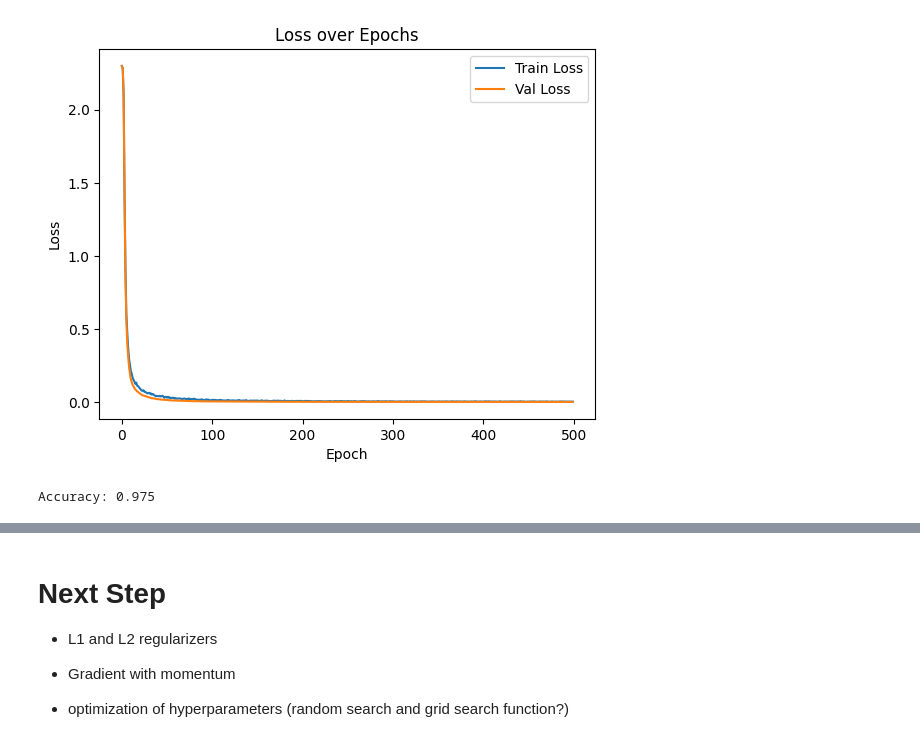
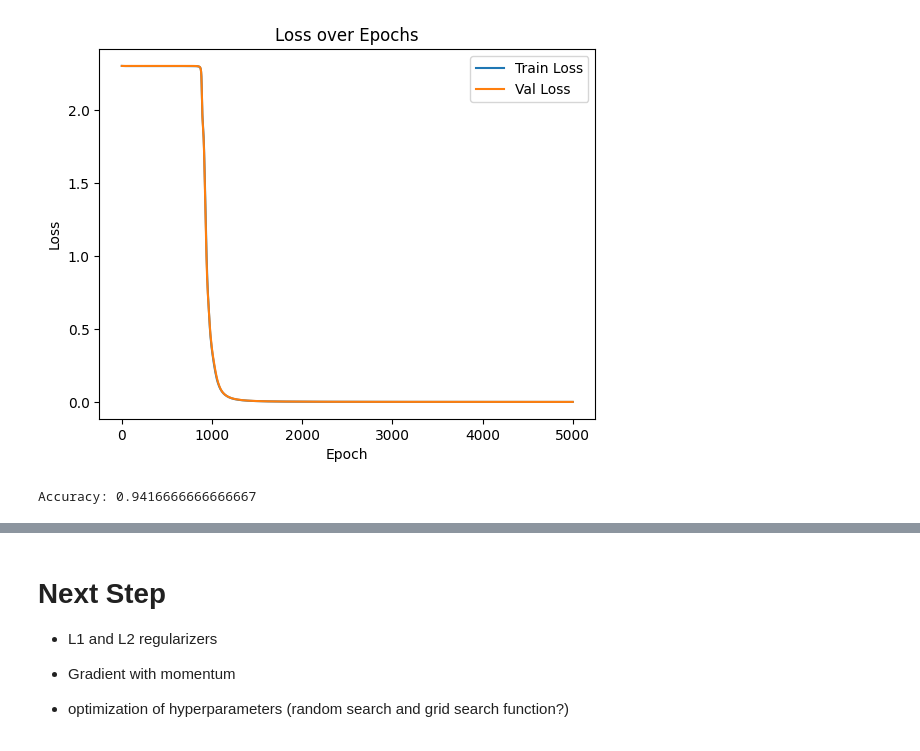
Before and after one commit to alessandroAbati/Programming_And_Mathematics_For_AI, a Jupyter notebook: Main_V2.ipynb, the cells around one changed output, grey strips where cells are left out. Saved outputs shown, nothing was run; the diff lists cells and outputs as text; code cells hidden in the pictures.

Commit message:
Add GD with momentum
Add implementation of gradient descent with momentum; ass optimizer parameter in the train function to choose between standard gd and gd with momentum

```diff
--- a/Main_V2.ipynb
+++ b/Main_V2.ipynb
@@ -167,19 +182,14 @@ class NeuralNetwork:
                 input_data = layer.forward_pass(input_data)
         return input_data
 
-    def backward_pass(self, output_gradient, learning_rate):
+    def backward_pass(self, output_gradient, learning_rate, optimizer='GD', momentum=0.9):
         '''
         Performs the backward pass (backpropagation) for training.
         It propagates the gradient of the loss function backward through the network, updating weights in the process if the layer is a dense one.
-
-        Parameters:
-        - output_gradient: The gradient of the loss function with respect to the network's output.
-
-        - learning_rate: The step size for weight updates.
         '''
         for layer in reversed(self.layers):
             if isinstance(layer, Layer):
-                output_gradient = layer.backward_pass(output_gradient, learning_rate)
+                output_gradient = layer.backward_pass(output_gradient, learning_rate, optimizer, momentum)
             else:
                 output_gradient = layer.backward_pass(output_gradient)
 
@@ -209,7 +219,7 @@ class NeuralNetwork:
         y_pred_gradient = (y_pred - y_true) / len(y_pred)
         return y_pred_gradient
 
-    def train(self, X_train, y_train, epochs=100, learning_rate=0.001, batch_size=32, validation_split = 0.2, verbose = 1):
+    def train(self, X_train, y_train, epochs=100, learning_rate=0.001, optimizer='GD', momentum=0.9, batch_size=32, validation_split = 0.2, verbose = 1):
         '''
         Conducts the training process over a specified number of epochs.
 
@@ -221,6 +231,10 @@ class NeuralNetwork:
         - epochs: The number of times the entire training dataset is passed forward and backward through the neural network.
 
         - learning_rate: The step size at each iteration while moving toward a minimum of the loss function.
+
+        - optimizer: Specifies the optimization technique to use. Can be 'GD' for standard Gradient Descent or 'Momentum' for Gradient Descent with Momentum.
+
+        - momentum: A hyperparameter representing the momentum coefficient, typically between 0 (no momentum) and 1.
 
         - batch_size: The number of training examples used in one iteration.
 
@@ -256,7 +270,7 @@ class NeuralNetwork:
 
                 output = self.forward_pass(batch_x) # forward pass to get the output predictions
                 loss_gradient = self.compute_categorical_cross_entropy_gradient(batch_y, output)
-                self.backward_pass(loss_gradient, learning_rate) # backward pass to update the network's weights
+                self.backward_pass(loss_gradient, learning_rate, optimizer, momentum) # backward pass to update the network's weights
 
             # Calculate training loss for the epoch
             output = self.forward_pass(X_train)
@@ -329,14 +343,18 @@ X_train, X_test, y_train, y_test = train_test_split(X, y, test_size=0.2, random_
 
 # Create the neural network model
 network = NeuralNetwork()
-network.add_layer(Layer(64, 128))  # 64 inputs (8x8 images)
+network.add_layer(Layer(64, 32))  # 64 inputs (8x8 images)
 network.add_layer(ReLU())
-network.add_layer(Dropout(0.25))
-network.add_layer(Layer(128, 10))  # 10 classes
+#network.add_layer(Dropout(0.25))
+#network.add_layer(Layer(64, 32))
+#network.add_layer(ReLU())
+network.add_layer(Layer(32, 16))
+network.add_layer(ReLU())
+network.add_layer(Layer(16, 10))  # 10 classes
 network.add_layer(Softmax())
 
 # Train the network
-network.train(X_train, y_train, epochs=500, learning_rate=0.01, batch_size=4)
+network.train(X_train, y_train, epochs=5000, learning_rate=0.001, optimizer='Momentum', batch_size=32)
 
 network.plot_loss()
 
@@ -367,5 +385,5 @@ Epoch 490/500 --- Train Loss: 0.0030098226970883073 --- Val Loss: 0.000263313577
-[figure, old version]
+[figure, new version]
-Accuracy: 0.975
+Accuracy: 0.9416666666666667
 # %%
 from sklearn.datasets import load_breast_cancer
 
```
Also changed, not shown: parts of 3 cells of this notebook.
